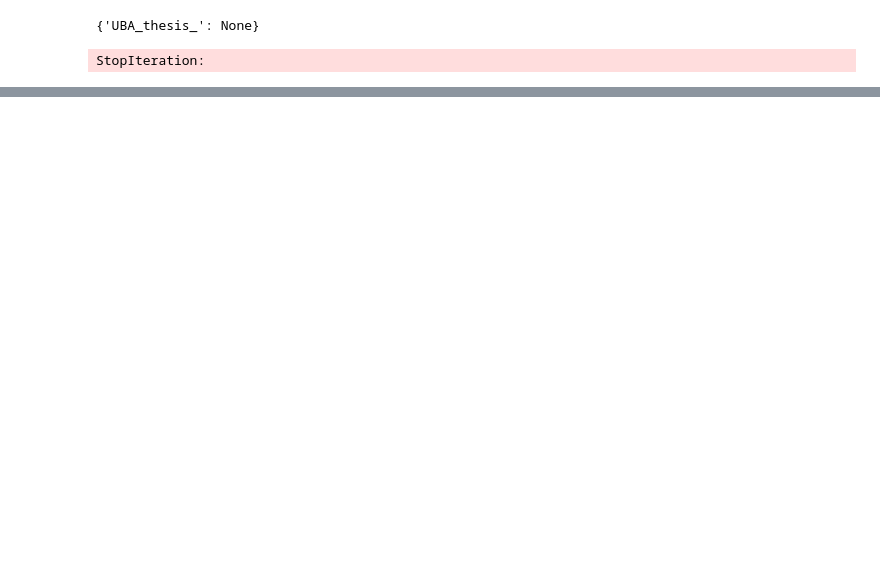
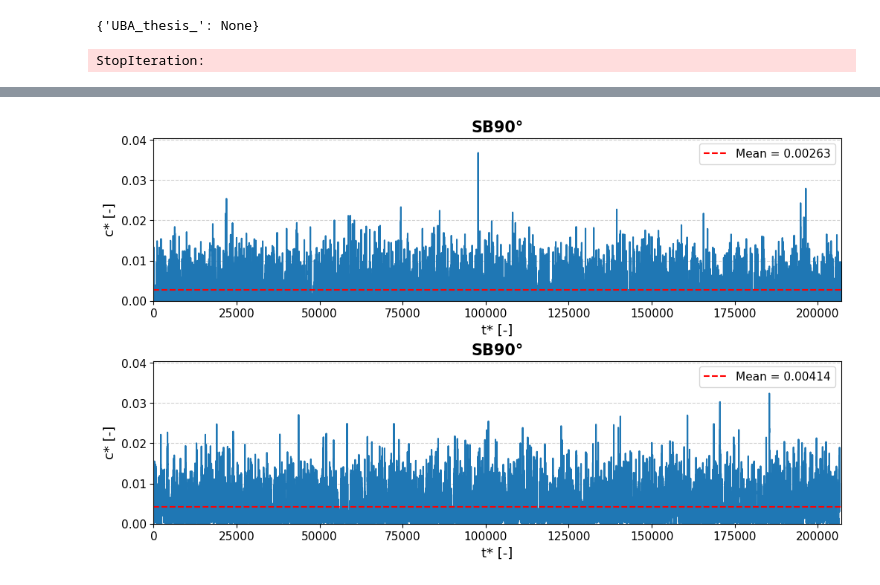
Before and after one commit to noradoralaexploradora/windtunnelsofware, a Jupyter notebook: DataAnalysis.ipynb, the cells around one changed output, grey strips where cells are left out. Cells and saved outputs as stored; diff of their text form; code cells hidden in the pictures; blank space fills up the shorter version.

```diff
--- a/DataAnalysis.ipynb
+++ b/DataAnalysis.ipynb
@@ -385,10 +429,10 @@ compare_point_concentrations_3(DataPointsConc,functionsForOverview, labels=label
 # %%
 #Berechnung Messfehler
 files = {
-    "SB0°": ["UBA_thesis_055.ts#0", "UBA_thesis_064.ts#2"],
-    "AB0°": ["UBA_thesis_010.ts#0", "UBA_thesis_021.ts#0"],
-    "SB90°": ["UBA_thesis_039.ts#0", "UBA_thesis_049.ts#0", "UBA_thesis_050.ts#4"],
-    #"AB90°": ["UBA_thesis_023.ts#0","UBA_thesis_035.ts#1"]
+    "SB0°": ["UBA_thesis_003.ts#0", "UBA_thesis_055.ts#1"],
+    #"AB0°": ["UBA_thesis_016.ts#0", "UBA_thesis_069.ts#1"],
+   #"SB90°": ["UBA_thesis_047.ts#0","UBA_thesis_051.ts#0"],
+    #"AB90°": ["UBA_thesis_030.ts#0","UBA_thesis_071.ts#1"]
 }
 
 # Optional: vorliegende Werte eintragen (werden bevorzugt genutzt)
@@ -480,6 +524,9 @@ for col in stats_fmt.columns:
 display(stats_fmt)
 
 # --- Abspeichern als CSV ---
-#save_path = os.path.join(os.getcwd(), "messfehler_auswertung.csv")
-#stats_fmt.to_csv(save_path, index=True, encoding="utf-8")
-#print(f"✅ CSV-Datei gespeichert unter: {save_path}")
+save_path = os.path.join(output_path, "deviation_point12.csv")#NAME ÄNDERN!!!
+
+# Index=True sorgt dafür, dass "Overall Mean", "Max - Min", "Deviation" mitgespeichert werden
+stats_fmt.to_csv(save_path, index=True, encoding="utf-8")
+
+print(f"✅ CSV-Datei gespeichert unter: {save_path}")
@@ -496,7 +617,6 @@ print("c_star:", ts_test.c_star[:10])
 # %%
-# Beispielhafte manuelle Auswahl
-file1 = "UBA_thesis_055.ts#0"
-file2 = "UBA_thesis_010.ts#0"
+file1 = "UBA_thesis_047.ts#0"
+file2 = "UBA_thesis_051.ts#0"
 
 ts1 = conc_ts[namelist[0]][file1]
 ts2 = conc_ts[namelist[0]][file2]
@@ -506,67 +626,63 @@ for ts in [ts1, ts2]:
     if ts.non_dimensional_time is None or ts.c_star is None:
         ts.to_non_dimensional()
 
-def plot_timeseries(ax, ts_data, color="tab:blue", mean_color="red",
-                    xlabel="t* [-]", ylabel="c* [-]", title=None,
-                    title_fontsize=15, label_fontsize=13, tick_fontsize=11, legend_fontsize=11):
+# Gemeinsamen Skalierungsfaktor bestimmen
+max_val = max(ts1.c_star.max(), ts2.c_star.max())
+scale_factor = 1.0
+if max_val < 1e-3:
+    scale_factor = 1 / max_val
+
+def plot_timeseries_fixed(ax, ts_data, scale_factor=1.0, color="tab:blue", mean_color="red",
+                          xlabel="t* [-]", ylabel="c* [-]", title=None,
+                          title_fontsize=15, label_fontsize=13, tick_fontsize=11, legend_fontsize=11):
     """
-    Plottet eine Zeitserie (dimensionslos) mit Mittelwert. Fonts und Grid anpassbar.
+    Plottet eine Zeitserie (dimensionslos) mit Mittelwert, fester Skalierung.
     """
     time = ts_data.non_dimensional_time
-    series = ts_data.c_star
+    series = ts_data.c_star * scale_factor
     mean_val = np.mean(series)
 
     ax.plot(time, series, color=color)
     ax.axhline(mean_val, color=mean_color, linestyle="--", label=f"Mean = {mean_val:.5f}")
 
-    # Titel und Achsenbeschriftungen mit Fontgröße
     if title is None:
         title = ts_data.config_name
     ax.set_title(title, fontsize=title_fontsize, fontweight='bold')
     ax.set_xlabel(xlabel, fontsize=label_fontsize)
-    ax.set_ylabel(ylabel, fontsize=label_fontsize)
+    ax.set_ylabel(f"{ylabel}" + (f" (×{scale_factor:.0e})" if scale_factor != 1.0 else ""), fontsize=label_fontsize)
 
-    # Ticks und Ticklabels stylen
     ax.tick_params(axis="x", which="both", bottom=True, top=False, labelbottom=True, labelsize=tick_fontsize)
     ax.tick_params(axis="y", which="both", left=True, right=False, labelsize=tick_fontsize)
-
-    # y-Hilfslinien zu den Ticks
     ax.grid(axis='y', which='major', linestyle='--', alpha=0.6)
-
-    # Legende oben rechts mit Fontgröße
     ax.legend(loc="upper right", fontsize=legend_fontsize, frameon=True)
 
-# Beispiel-Instantiierten Daten (wie gehabt)
+# Plot vorbereiten
+fig, axes = plt.subplots(2, 1, figsize=(10, 6), sharex=False, constrained_layout=True)
 
-fig, axes = plt.subplots(2, 1, figsize=(10, 6), sharex=False,  constrained_layout=True)
+# Plots
+plot_timeseries_fixed(axes[0], ts1, scale_factor=scale_factor)
+plot_timeseries_fixed(axes[1], ts2, scale_factor=scale_factor)
 
-# Einheitliche x- und y-Achsen für Vergleich
+# Einheitliche Achsen kompakt setzen
 xlim = (0, max(ts1.non_dimensional_time.max(), ts2.non_dimensional_time.max()))
-ylim = (0, max(ts1.c_star.max(), ts2.c_star.max())*1.1)
+ylim = (0, max(ts1.c_star.max(), ts2.c_star.max()) * scale_factor * 1.1)  # 10% Puffer
+for ax in axes:
+    ax.set(xlim=xlim, ylim=ylim)
 
-plot_timeseries(axes[0], ts1, label_fontsize=13, tick_fontsize=11, legend_fontsize=11)
-plot_timeseries(axes[1], ts2, label_fontsize=13, tick_fontsize=11, legend_fontsize=11)
-
-axes[0].set_xlim(xlim)
-axes[1].set_xlim(xlim)
-axes[0].set_ylim(ylim)
-axes[1].set_ylim(ylim)
-
+# Datei speichern
 def sanitize_title(title):
-    """ Hilfsfunktion entfernt Leerzeichen und problematische Zeichen für Dateinamen """
     return title.replace(" ", "").replace("/", "_").replace("\\", "_")
 
 label1 = sanitize_title(ts1.config_name)
 label2 = sanitize_title(ts2.config_name)
 filename = f"ts_{label1}_{label2}.png"
 full_output_file = os.path.join(output_path, filename)
 
-plt.savefig(full_output_file, dpi=300, bbox_inches="tight")
-print(f"Plot gespeichert: {full_output_file}")
-
-
-plt.tight_layout()
+#plt.savefig(full_output_file, dpi=300, bbox_inches="tight")
+#print(f"Plot gespeichert: {full_output_file}")
 plt.show()
+# %% [output]
+[figure, added]
 # %%
 from scipy import stats
 from windtunnel.concentration.CompareDatasets import create_boxplot
```
Also changed, not shown: parts of 17 cells of this notebook.
